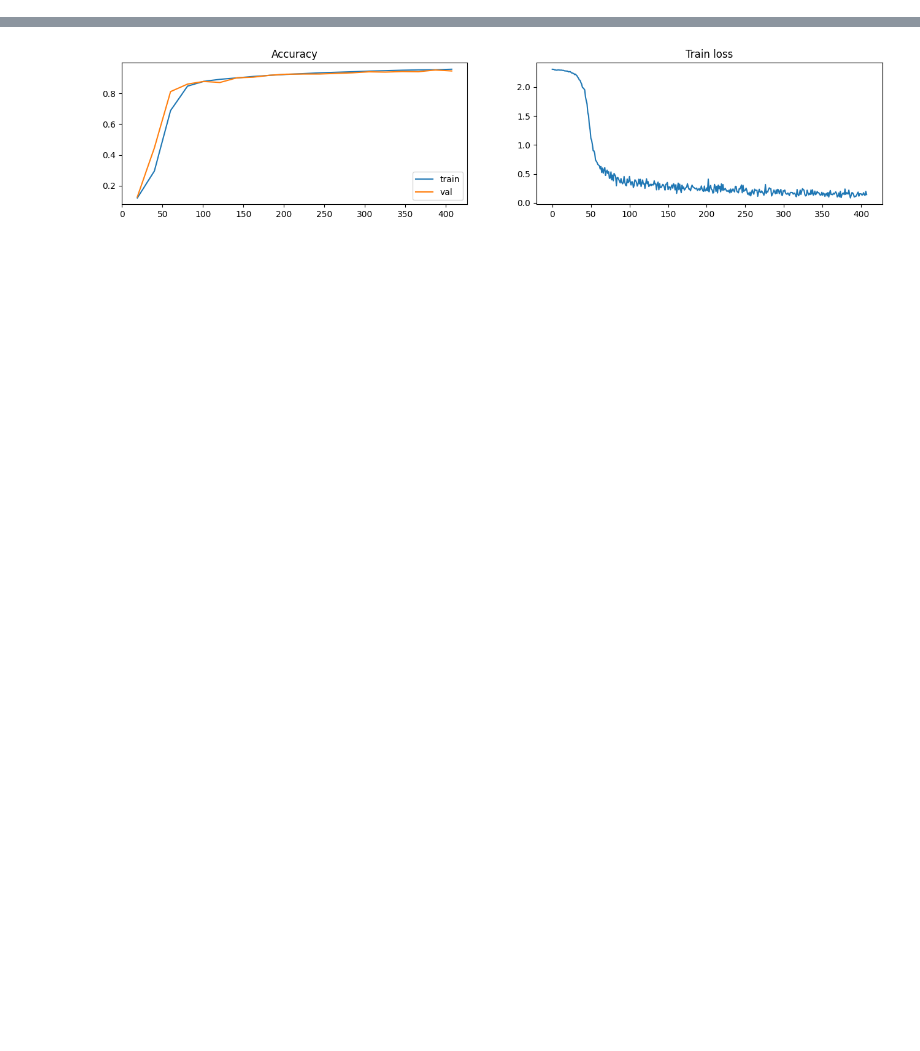
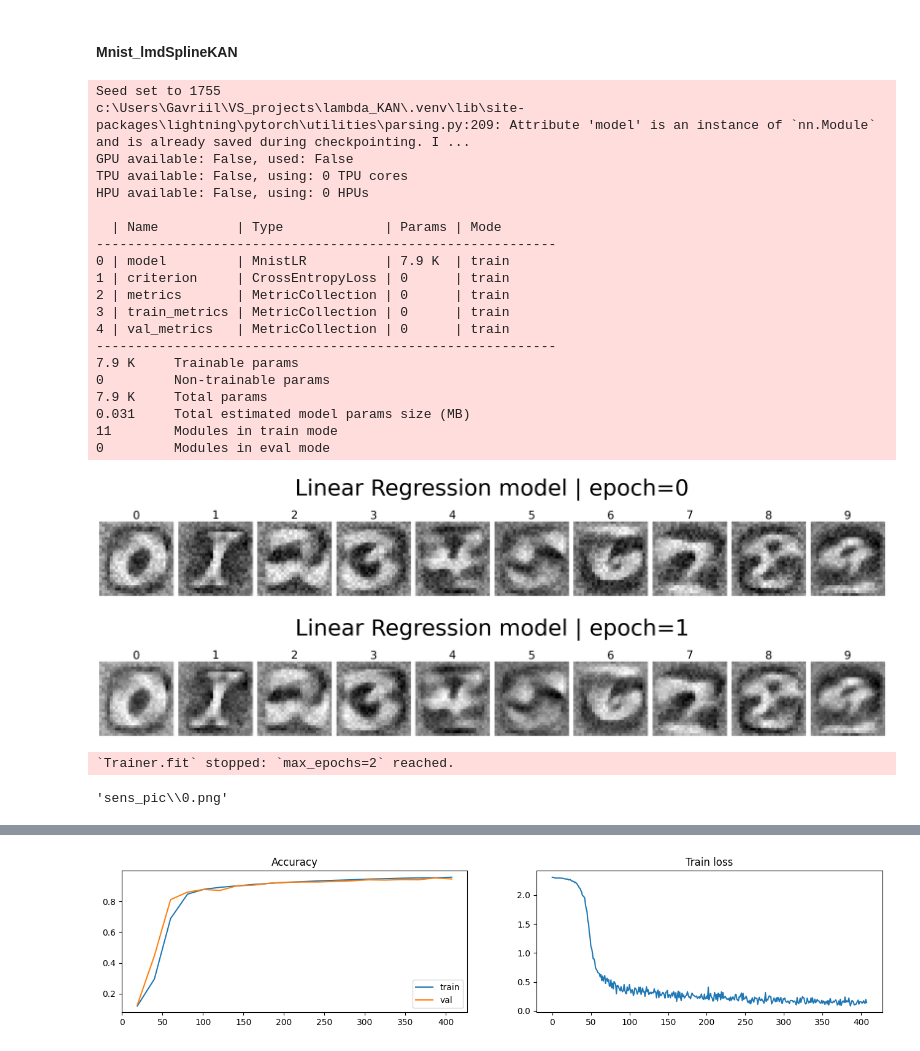
Before and after one commit to Gavr101/lambda_KAN, a Jupyter notebook: mnist_example/Training.ipynb, the cells around one changed output, grey strips where cells are left out. Cells and saved outputs as stored; diff of their text form; code cells hidden in the pictures; blank space fills up the shorter version.

```diff
--- a/mnist_example/Training.ipynb
+++ b/mnist_example/Training.ipynb
@@ -503,0 +220,77 @@ Loaded model weights from the checkpoint at ./logs/lmdSplineKAN/lightning_logs\v
+# %% [markdown]
+#### Mnist_lmdSplineKAN
+# %%
+class LModel_save_pic(LModel):
+    def on_train_epoch_end(self):
+        self.log_dict(self.train_metrics.compute())
+        self.train_metrics.reset()
+
+        val_metrics = self.val_metrics.compute()
+        self.log_dict(val_metrics)
+        self.val_metrics.reset()
+
+        directory = self.logger.log_dir + '\\sens_pic'
+        if not os.path.exists(directory):
+            os.makedirs(directory)
+        show_sensitivity(W = self.model.get_W(),
+                         title = f'lambda KAN model | epoch={self.current_epoch}',
+                         save_pic=True,
+                         file_path=directory + f'\\{self.current_epoch}.png')
+
+
+checkpoint_callback = ModelCheckpoint(
+    # dirpath='best_ckp/'
+    save_last=True,
+    every_n_epochs=1,
+    save_top_k=1,
+    save_weights_only=True,
+    monitor="MulticlassAccuracy/val",
+    filename="model",
+    mode="max",
+)
+
+L.seed_everything(1755)
+
+model = Mnist_lmdSplineKAN() #Mnist_lmdSplineKAN() #MnistPrllSplineKAN() #MnistSplineKAN() #MnistSplineKAN() #MnistKAN() #MnistMLP() #MnistCNN() #MnistLR()
+pl_model = LModel_save_pic(model)
+trainer = L.Trainer(
+    max_epochs=2,
+    callbacks=[checkpoint_callback],
+    num_sanity_val_steps=0,
+    log_every_n_steps=10,
+    logger=L.pytorch.loggers.TensorBoardLogger(save_dir=f"./logs/{type(model).__name__}/"),
+)
+
+trainer.fit(
+    model=pl_model,
+    train_dataloaders=train_loader,
+    val_dataloaders=val_loader
+)
+# %% [output]
+Seed set to 1755
+c:\Users\Gavriil\VS_projects\lambda_KAN\.venv\lib\site-packages\lightning\pytorch\utilities\parsing.py:209: Attribute 'model' is an instance of `nn.Module` and is already saved during checkpointing. I ...
+GPU available: False, used: False
+TPU available: False, using: 0 TPU cores
+HPU available: False, using: 0 HPUs
+
+  | Name          | Type             | Params | Mode
+-----------------------------------------------------------
+0 | model         | MnistLR          | 7.9 K  | train
+1 | criterion     | CrossEntropyLoss | 0      | train
+2 | metrics       | MetricCollection | 0      | train
+3 | train_metrics | MetricCollection | 0      | train
+4 | val_metrics   | MetricCollection | 0      | train
+-----------------------------------------------------------
+7.9 K     Trainable params
+0         Non-trainable params
+7.9 K     Total params
+0.031     Total estimated model params size (MB)
+11        Modules in train mode
+0         Modules in eval mode
+[figure, added]
+[figure, added]
+`Trainer.fit` stopped: `max_epochs=2` reached.
+# %%
+f'sens_pic\\{int(trainer.current_epoch)}.png'
+# %% [output]
+'sens_pic\\0.png'
```
Also changed, not shown: parts of 38 cells of this notebook, 2 other files.
